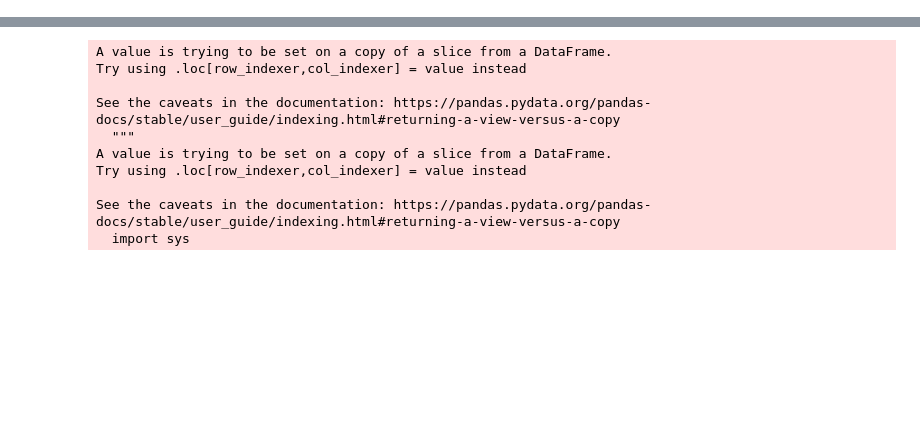
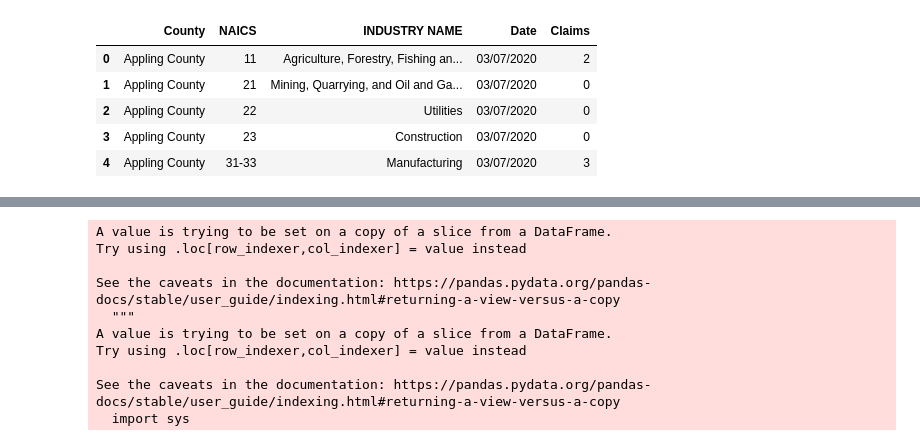
Before and after one commit to mmainzer/covid-recovery, a Jupyter notebook: data/dol-data.ipynb, the cells around one changed output, grey strips where cells are left out. Drawn from its saved outputs; the diff is of its cells as text; code cells hidden in the pictures; blank space fills up the shorter version.

```diff
--- a/data/dol-data.ipynb
+++ b/data/dol-data.ipynb
@@ -29,6 +29,15 @@ df = df.melt(id_vars=["County", "NAICS", "INDUSTRY NAME"],
 df['Claims'] = df['Claims'].replace(',', '', regex=True)
 
 df['Claims'] = df['Claims'].astype(int)
+# %%
+df.head()
+# %% [output]
+|  | County | NAICS | INDUSTRY NAME | Date | Claims |
+| 0 | Appling County | 11 | Agriculture, Forestry, Fishing an... | 03/07/2020 | 2 |
+| 1 | Appling County | 21 | Mining, Quarrying, and Oil and Ga... | 03/07/2020 | 0 |
+| 2 | Appling County | 22 | Utilities | 03/07/2020 | 0 |
+| 3 | Appling County | 23 | Construction | 03/07/2020 | 0 |
+| 4 | Appling County | 31-33 | Manufacturing | 03/07/2020 | 3 |
 # %%
 warns = pd.read_excel('warnLogs_200720.xlsx')
 warns['County'] = warns['County'] + ' County'
```
Also changed, not shown: parts of 15 cells of this notebook, 14 other files.
